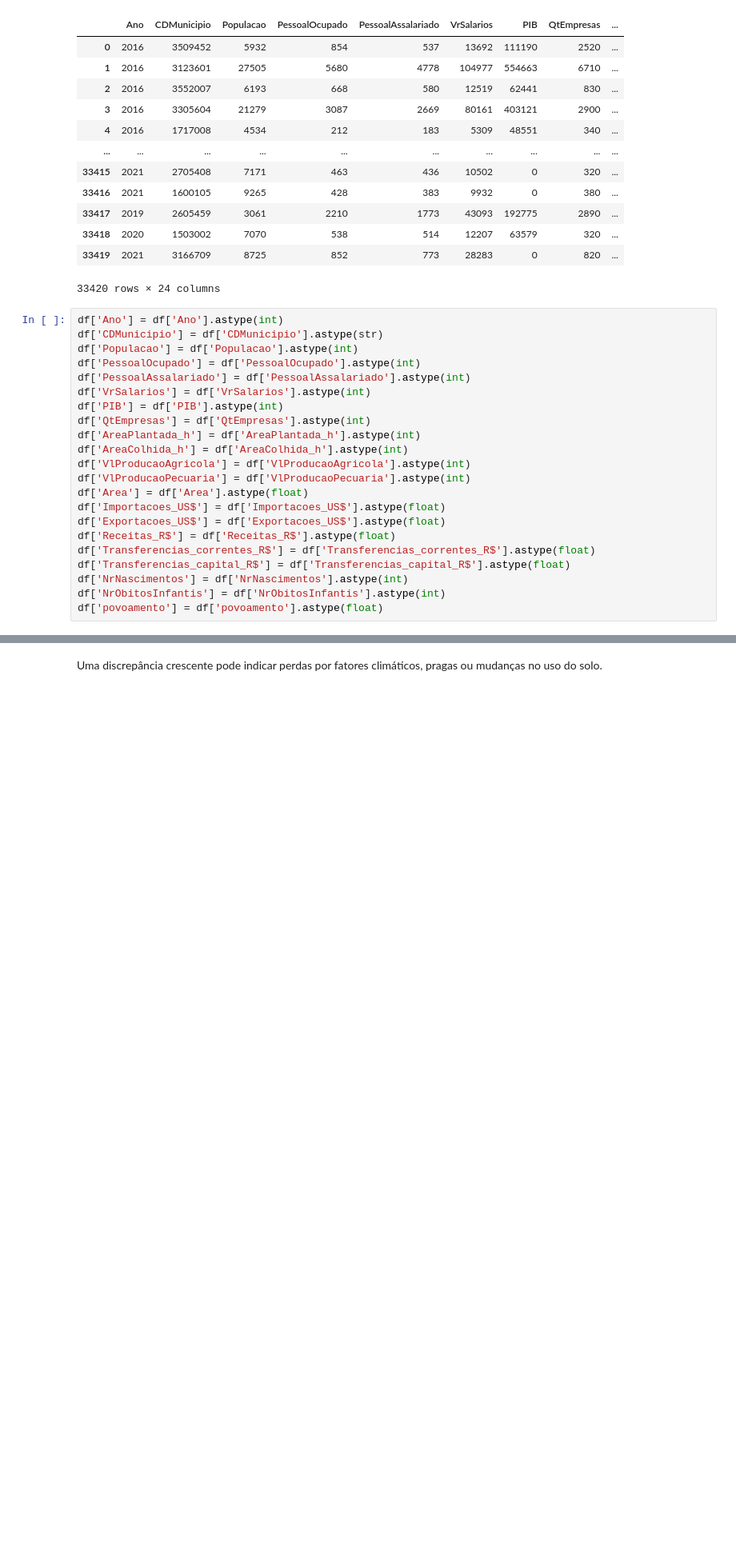
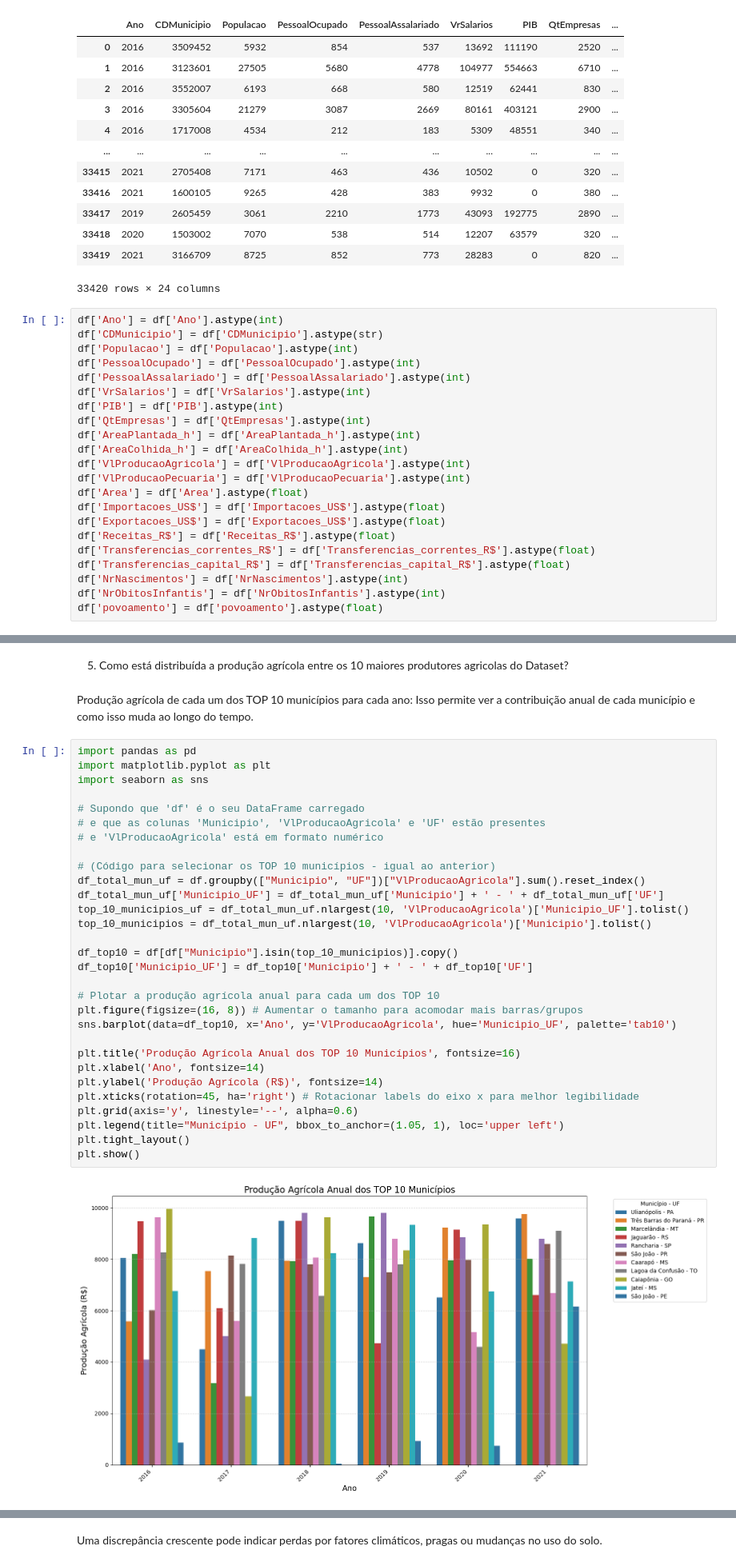
Before and after one commit to anaC-Fernandes/ProjetoDados, a Jupyter notebook: Notebooks/Dataset_Agro.ipynb, the cells around one changed output, grey strips where cells are left out. Shown at 80% size. Drawn from its saved outputs; the diff is of its cells as text; blank space fills up the shorter version.

```diff
--- a/Notebooks/Dataset_Agro.ipynb
+++ b/Notebooks/Dataset_Agro.ipynb
@@ -131,0 +101,36 @@ plt.show()
+# %% [markdown]
+5.  Como está distribuída a produção agrícola entre os 10 maiores produtores agricolas do Dataset?
+# %% [markdown]
+Produção agrícola de cada um dos TOP 10 municípios para cada ano: Isso permite ver a contribuição anual de cada município e como isso muda ao longo do tempo.
+# %%
+import pandas as pd
+import matplotlib.pyplot as plt
+import seaborn as sns
+
+# Supondo que 'df' é o seu DataFrame carregado
+# e que as colunas 'Municipio', 'VlProducaoAgricola' e 'UF' estão presentes
+# e 'VlProducaoAgricola' está em formato numérico
+
+# (Código para selecionar os TOP 10 municípios - igual ao anterior)
+df_total_mun_uf = df.groupby(["Municipio", "UF"])["VlProducaoAgricola"].sum().reset_index()
+df_total_mun_uf['Municipio_UF'] = df_total_mun_uf['Municipio'] + ' - ' + df_total_mun_uf['UF']
+top_10_municipios_uf = df_total_mun_uf.nlargest(10, 'VlProducaoAgricola')['Municipio_UF'].tolist()
+top_10_municipios = df_total_mun_uf.nlargest(10, 'VlProducaoAgricola')['Municipio'].tolist()
+
+df_top10 = df[df["Municipio"].isin(top_10_municipios)].copy()
+df_top10['Municipio_UF'] = df_top10['Municipio'] + ' - ' + df_top10['UF']
+
+# Plotar a produção agrícola anual para cada um dos TOP 10
+plt.figure(figsize=(16, 8)) # Aumentar o tamanho para acomodar mais barras/grupos
+sns.barplot(data=df_top10, x='Ano', y='VlProducaoAgricola', hue='Municipio_UF', palette='tab10')
+
+plt.title('Produção Agrícola Anual dos TOP 10 Municípios', fontsize=16)
+plt.xlabel('Ano', fontsize=14)
+plt.ylabel('Produção Agrícola (R$)', fontsize=14)
+plt.xticks(rotation=45, ha='right') # Rotacionar labels do eixo x para melhor legibilidade
+plt.grid(axis='y', linestyle='--', alpha=0.6)
+plt.legend(title="Município - UF", bbox_to_anchor=(1.05, 1), loc='upper left')
+plt.tight_layout()
+plt.show()
+# %% [output]
+[figure, added]
```
Also changed, not shown: parts of 22 cells of this notebook, 1 other file.
